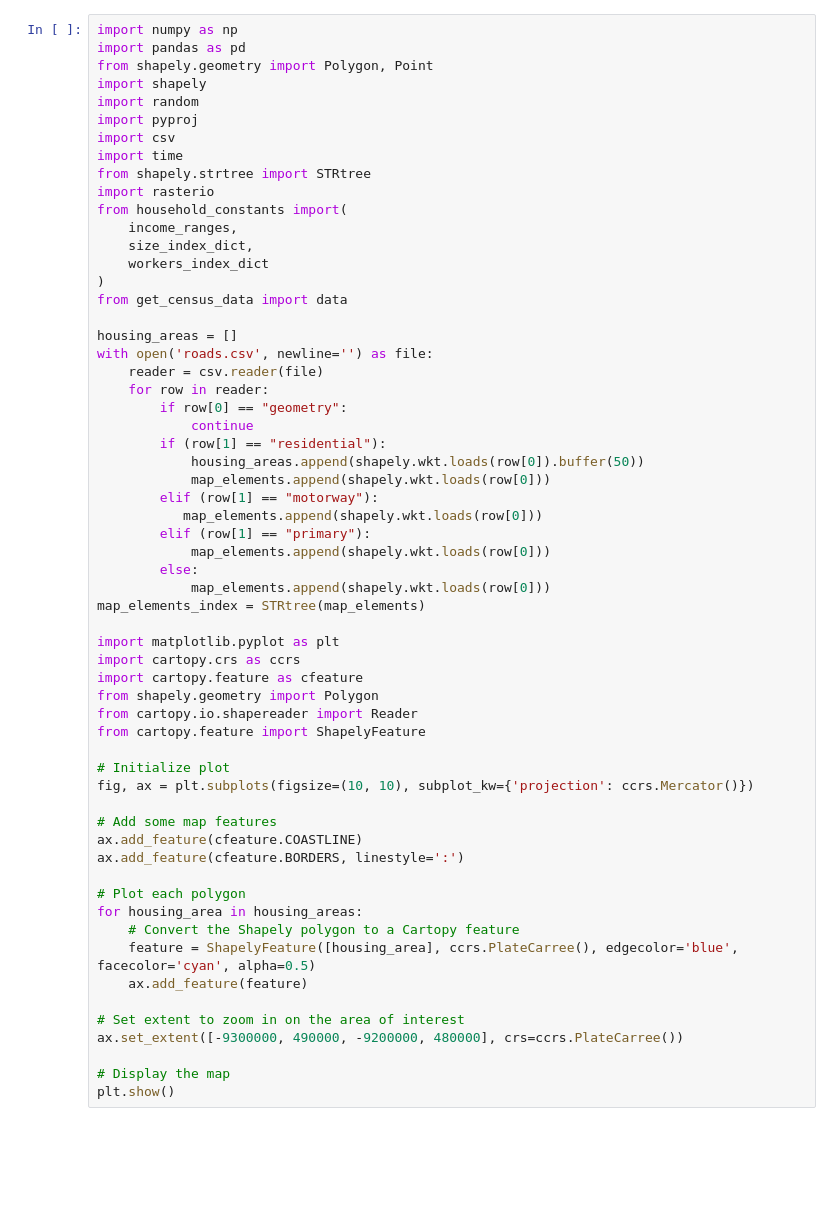
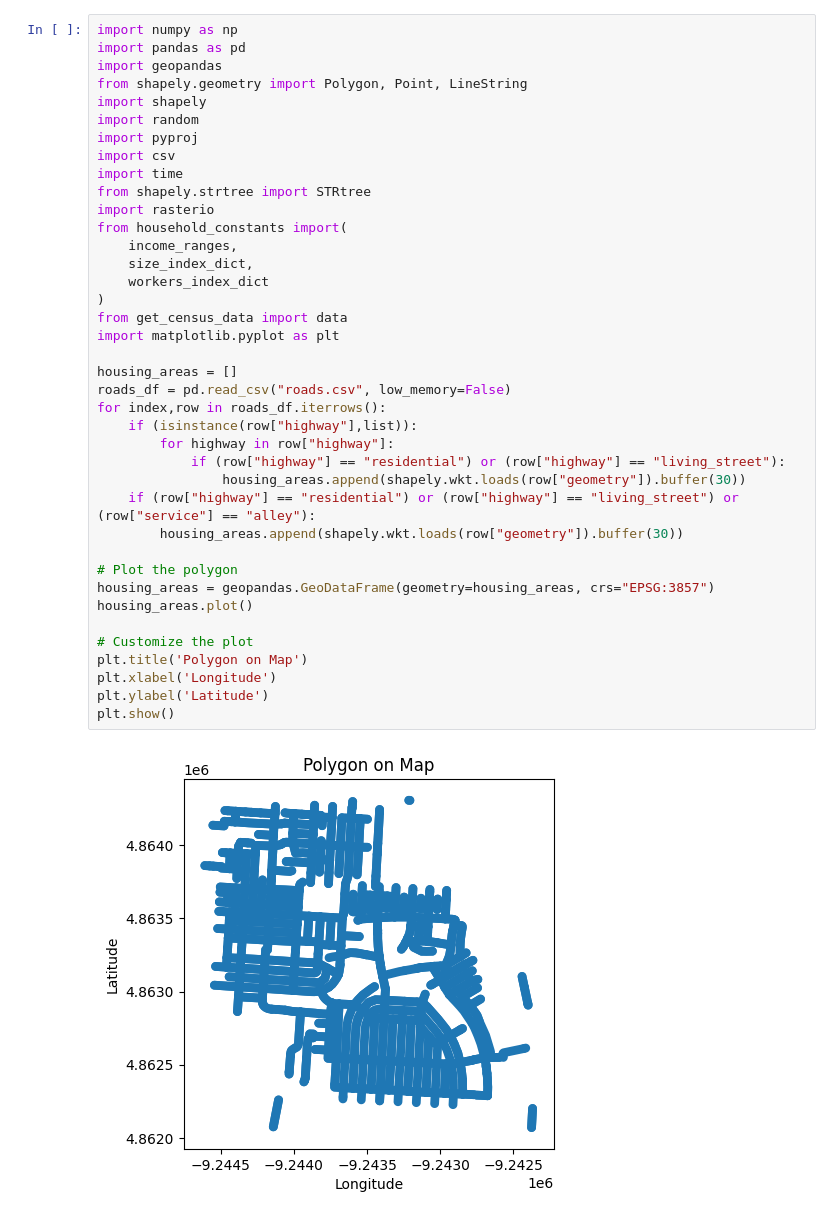
Before and after one commit to ICICLE-ai/Food-Access-Model, a Jupyter notebook: data/household_creation/Untitled.ipynb, the cells around one changed output. Cells and saved outputs as stored; diff of their text form; blank space fills up the shorter version.

Commit message:
Completed houseplacement based on osm data

```diff
--- a/data/household_creation/Untitled.ipynb
+++ b/data/household_creation/Untitled.ipynb
@@ -1,60 +1,41 @@
 # %%
 import numpy as np
 import pandas as pd
-from shapely.geometry import Polygon, Point
+import geopandas
+from shapely.geometry import Polygon, Point, LineString
 import shapely
 import random
 import pyproj
 import csv
 import time
 from shapely.strtree import STRtree
 import rasterio
 from household_constants import(
     income_ranges,
     size_index_dict,
     workers_index_dict
 )
 from get_census_data import data
+import matplotlib.pyplot as plt
 
 housing_areas = []
-with open('roads.csv', newline='') as file:
-    reader = csv.reader(file)
-    for row in reader:
-        if row[0] == "geometry":
-            continue
-        if (row[1] == "residential"):
-            housing_areas.append(shapely.wkt.loads(row[0]).buffer(50))
-            map_elements.append(shapely.wkt.loads(row[0]))
-        elif (row[1] == "motorway"):
-           map_elements.append(shapely.wkt.loads(row[0]))
-        elif (row[1] == "primary"):
-            map_elements.append(shapely.wkt.loads(row[0]))
-        else:
-            map_elements.append(shapely.wkt.loads(row[0]))
-map_elements_index = STRtree(map_elements)
+roads_df = pd.read_csv("roads.csv", low_memory=False)
+for index,row in roads_df.iterrows():
+    if (isinstance(row["highway"],list)):
+        for highway in row["highway"]:
+            if (row["highway"] == "residential") or (row["highway"] == "living_street"):
+                housing_areas.append(shapely.wkt.loads(row["geometry"]).buffer(30))
+    if (row["highway"] == "residential") or (row["highway"] == "living_street") or (row["service"] == "alley"):
+        housing_areas.append(shapely.wkt.loads(row["geometry"]).buffer(30))
 
-import matplotlib.pyplot as plt
-import cartopy.crs as ccrs
-import cartopy.feature as cfeature
-from shapely.geometry import Polygon
-from cartopy.io.shapereader import Reader
-from cartopy.feature import ShapelyFeature
+# Plot the polygon
+housing_areas = geopandas.GeoDataFrame(geometry=housing_areas, crs="EPSG:3857")
+housing_areas.plot()
 
-# Initialize plot
-fig, ax = plt.subplots(figsize=(10, 10), subplot_kw={'projection': ccrs.Mercator()})
-
-# Add some map features
-ax.add_feature(cfeature.COASTLINE)
-ax.add_feature(cfeature.BORDERS, linestyle=':')
-
-# Plot each polygon
-for housing_area in housing_areas:
-    # Convert the Shapely polygon to a Cartopy feature
-    feature = ShapelyFeature([housing_area], ccrs.PlateCarree(), edgecolor='blue', facecolor='cyan', alpha=0.5)
-    ax.add_feature(feature)
-
-# Set extent to zoom in on the area of interest
-ax.set_extent([-9300000, 490000, -9200000, 480000], crs=ccrs.PlateCarree())
-
-# Display the map
+# Customize the plot
+plt.title('Polygon on Map')
+plt.xlabel('Longitude')
+plt.ylabel('Latitude')
 plt.show()
+# %% [output]
+[figure, added]
```
Also changed, not shown: parts of 1 cell of this notebook, 7 other files.
